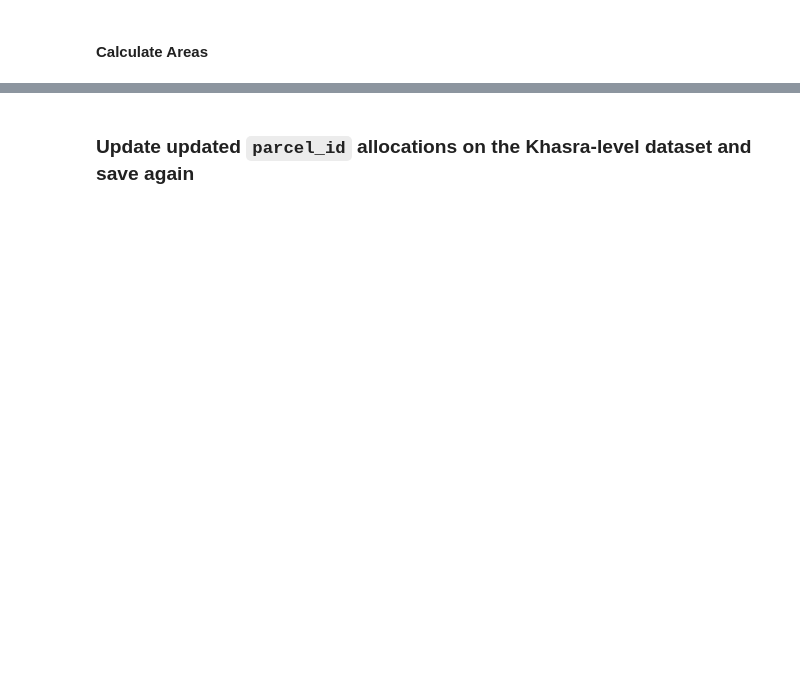
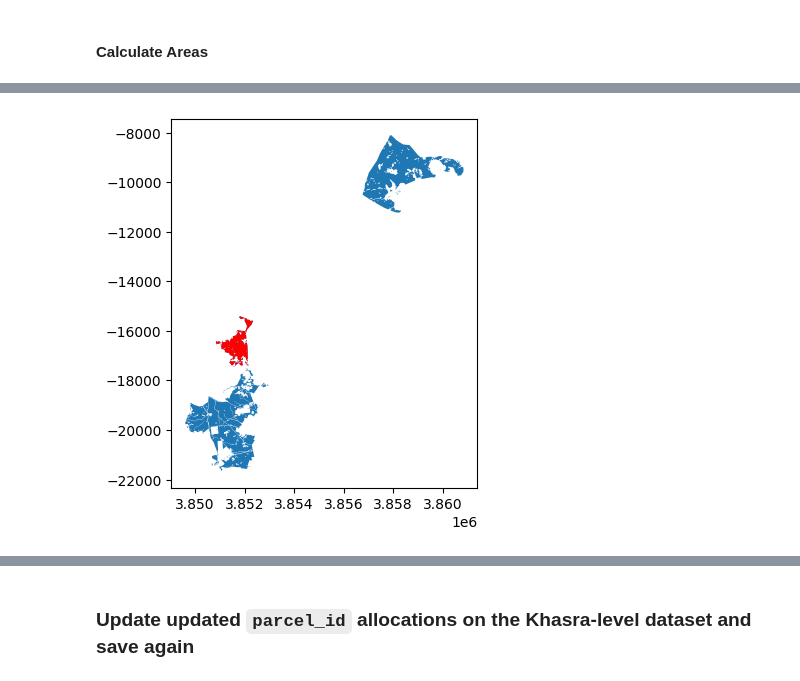
Before and after one commit to IDinsight/idinsight-solar-parks, a Jupyter notebook: notebooks/03_solar_parks_parcel_clustering sagar.ipynb, the cells around one changed output, grey strips where cells are left out. Cells and saved outputs as stored; diff of their text form; code cells hidden in the pictures; blank space fills up the shorter version.

```diff
--- a/notebooks/03_solar_parks_parcel_clustering sagar.ipynb
+++ b/notebooks/03_solar_parks_parcel_clustering sagar.ipynb
@@ -1014,11 +1097,11 @@ usable_parcel_gdf_for_unusable_area = gpd.overlay(
     keep_geom_type=False,
 )
 # %%
-usable_parcel_gdf_for_unusable_area["Usable Area (ha)"] = usable_parcel_gdf_for_unusable_area.area / 10_000
-usable_parcel_gdf_for_unusable_area["Usable Area (%)"] = usable_parcel_gdf_for_unusable_area["Usable Area (ha)"] / usable_parcel_gdf_for_unusable_area["Original Parcel Area (ha)"] * 100
-usable_parcel_gdf_for_unusable_area["Unsable Area Total (ha)"] = (
-    usable_parcel_gdf_for_unusable_area["Original Parcel Area (ha)"]
-    - usable_parcel_gdf_for_unusable_area["Usable Area (ha)"]
+parcel_areas_gdf["Usable Area (ha)"] = parcel_areas_gdf.area / 10_000
+parcel_areas_gdf["Usable Area (%)"] = parcel_areas_gdf["Usable Area (ha)"] / parcel_areas_gdf["Original Parcel Area (ha)"] * 100
+parcel_areas_gdf["Unsable Area Total (ha)"] = (
+    parcel_areas_gdf["Original Parcel Area (ha)"]
+    - parcel_areas_gdf["Usable Area (ha)"]
 )
 # %%
 # add unusable areas
@@ -1027,8 +1110,8 @@ all_unusable_area_cols_df = all_unusable_area_cols_df.merge(water_unusable_area_
 all_unusable_area_cols_df = all_unusable_area_cols_df.merge(cropland_unusable_area_df, on="parcel_id", how="outer").fillna(0)
 all_unusable_area_cols_df = all_unusable_area_cols_df.merge(slope_unusable_area_df, on="parcel_id", how="outer").fillna(0)
 
-usable_parcel_gdf_for_unusable_area = usable_parcel_gdf_for_unusable_area.merge(all_unusable_area_cols_df, on="parcel_id", how="left").fillna(0)
+parcel_areas_gdf = parcel_areas_gdf.merge(all_unusable_area_cols_df, on="parcel_id", how="left").fillna(0)
 
-usable_parcel_gdf_for_unusable_area["village_name"] = usable_parcel_gdf_for_unusable_area["village_name"].astype(str)
+parcel_areas_gdf["village_name"] = parcel_areas_gdf["village_name"].astype(str)
 # %%
 save_shapefiles(
@@ -1066,15 +1149,17 @@ filtered_merged_parcel_gdf = filtered_merged_parcel_gdf.dissolve(by="parcel_id")
 # %%
 # list of parcels to discard
 DISCARD_MINIMUM_AREA_ROUND_2 = 100
 
-ax = usable_parcel_gdf_for_unusable_area.plot()
-usable_parcel_gdf_for_unusable_area[
-    usable_parcel_gdf_for_unusable_area["Usable Area (ha)"] < DISCARD_MINIMUM_AREA_ROUND_2
+ax = parcel_areas_gdf.plot()
+parcel_areas_gdf[
+    parcel_areas_gdf["Usable Area (ha)"] < DISCARD_MINIMUM_AREA_ROUND_2
 ].plot(ax=ax, color="red")
 
-discarded_parcel_id_list = set(usable_parcel_gdf_for_unusable_area.loc[
-    usable_parcel_gdf_for_unusable_area["Usable Area (ha)"] < DISCARD_MINIMUM_AREA_ROUND_2, "parcel_id"
+discarded_parcel_id_list = set(parcel_areas_gdf.loc[
+    parcel_areas_gdf["Usable Area (ha)"] < DISCARD_MINIMUM_AREA_ROUND_2, "parcel_id"
 ])
+# %% [output]
+[figure, added]
 # %%
 list_of_merged_parcel_id_lists = list(parcel_merge_dict.values()) + list(
     parcel_merge_dict.keys()
```
Also changed, not shown: parts of 71 cells of this notebook.
